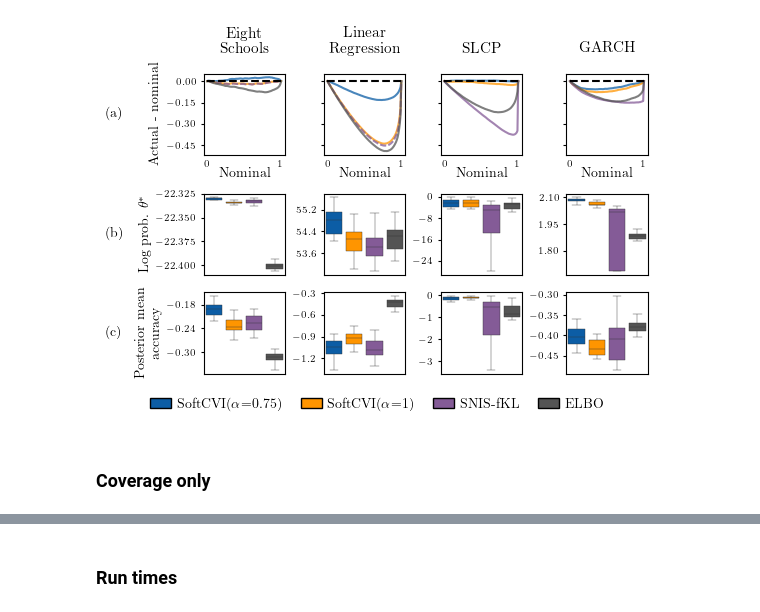
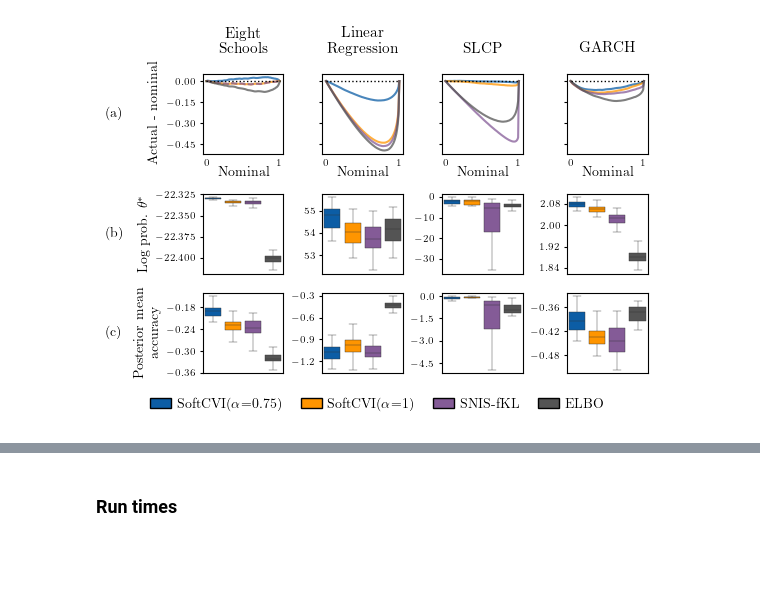
Before and after one commit to danielward27/softcvi_validation, a Jupyter notebook: plots/plot_results.ipynb, the cells around one changed output, grey strips where cells are left out. Drawn from its saved outputs; the diff is of its cells as text; code cells hidden in the pictures; blank space fills up the shorter version.

```diff
--- a/plots/plot_results.ipynb
+++ b/plots/plot_results.ipynb
@@ -46,7 +45,7 @@ results = {
 for task_name in tasks.keys():
     for method_name in method_names:
         results_i = []
-        for seed in range(0, 20):
+        for seed in range(1, 50):
             file = (
                 f"results/{task_name}/metrics/"
                 f"{method_name}_seed={seed}_{hyparam_str}.npz"
@@ -115,7 +114,7 @@ for (task_name, task_result), ax in zip(results.items(), coverage_axes, strict=F
         )
         prev_diffs.append(diff)
 
-    ax.plot([0, 1], [0, 0], color="black", linewidth=1.5, linestyle="dashed")
+    ax.plot([0, 1], [0, 0], color="black", linewidth=1, linestyle="dotted")
 
 
 ####### log prob true #######
@@ -138,34 +137,32 @@ for task_result, ax in zip(results.values(), posterior_mean_axes, strict=False):
         for method_name in method_names
     ], axis=1)
     sns.boxplot(df, ax=ax, **box_kwargs)
 
 coverage_axes[0].set_ylabel("Actual - nominal")
 log_prob_axes[0].set_ylabel(r"Log prob. $\theta^*$")
 posterior_mean_axes[0].set_ylabel("Posterior mean \n accuracy")
 
 
 for ax in axes.ravel():
     ax.yaxis.set_major_locator(plt.MaxNLocator(4))
     ax.set_box_aspect(1)
     ax.tick_params(axis="x", which="major", length=0)
 
 for axs in [log_prob_axes, posterior_mean_axes]:
     for ax in axs:
         ax.tick_params("x", bottom=False)
         ax.xaxis.set_ticklabels([])
 
 legend_fig.legend(handles=handles, ncols=4)
 
 # Loop through the rows and label each one
 for letter, ax in zip(["a", "b", "c"], axes[:, 0], strict=True):
     ax.text(-1.2, 0.5, f"({letter})", transform=ax.transAxes, va='center')
 
 # Manually share axes for first row only
-[ax1.sharey(ax2) for ax1, ax2 in zip(coverage_axes[:-1], coverage_axes[1:], strict=True)]
+[a1.sharey(a2) for a1, a2 in zip(coverage_axes[:-1], coverage_axes[1:], strict=True)]
 [ax.get_yaxis().set_ticklabels([]) for ax in coverage_axes[1:]]
 
 total_fig.savefig(f"plots/plots/metrics_{hyparam_str}.pdf")
 # %% [output]
-[figure, old version]
+[figure, new version]
-# %% [markdown]
-### Coverage only
```
Also changed, not shown: parts of 3 cells of this notebook, 17 other files.
